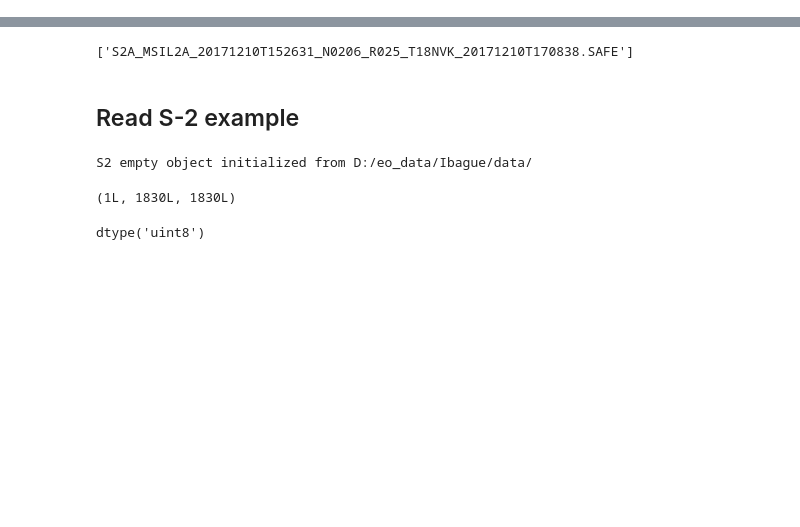
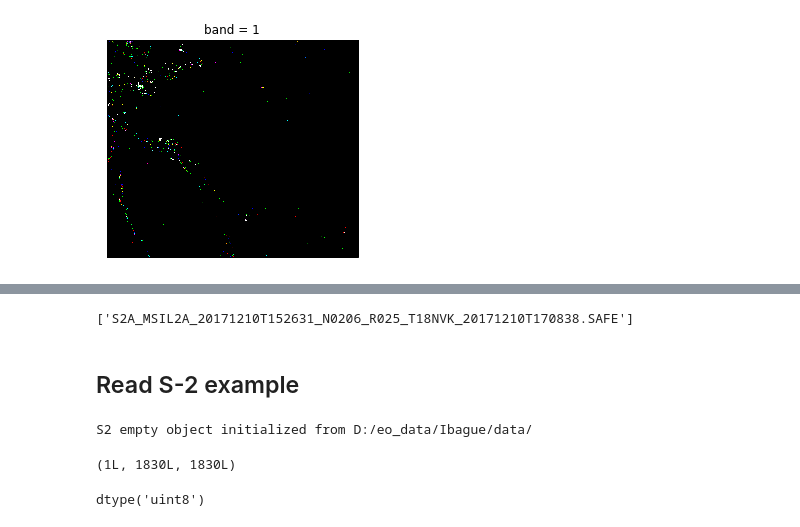
Before and after one commit to alexsalr/ciat_monitor_crops, a Jupyter notebook: Load&Analysis_test.ipynb, the cells around one changed output, grey strips where cells are left out. Drawn from its saved outputs; the diff is of its cells as text; code cells hidden in the pictures; blank space fills up the shorter version.

```diff
--- a/Load&Analysis_test.ipynb
+++ b/Load&Analysis_test.ipynb
@@ -289,0 +316,14 @@ pyplot.show()
+# %%
+import pandas as pd
+import xarray as xr
+
+def buildXArray(prod, band):
+    time = xr.Variable('time', pd.DatetimeIndex([pd.Timestamp(f) for f in prod.getTempData(band)]))
+    arlist = [xr.open_rasterio(f) for f in prod.getOrigBandsLoc(band)]
+    da = xr.concat(arlist, dim=time)
+    return da
+# %%
+prod = sentinel_optical
+band = 'B11'
+
+da = buildXArray(prod, band)
@@ -289,0 +350,13 @@ pyplot.show()
+# %%
+#da
+import cartopy.crs as ccrs
+import matplotlib.pyplot as plt
+import datetime as dt
+
+crs = ccrs.UTM('18N')
+ax = plt.subplot(projection=crs)
+
+da.isel(band=0, time=slice(1, 4)).plot.imshow(ax=ax, rgb='time', transform=crs)
+plt.show()
+# %% [output]
+[figure, added]
```
Also changed, not shown: parts of 21 cells of this notebook.
